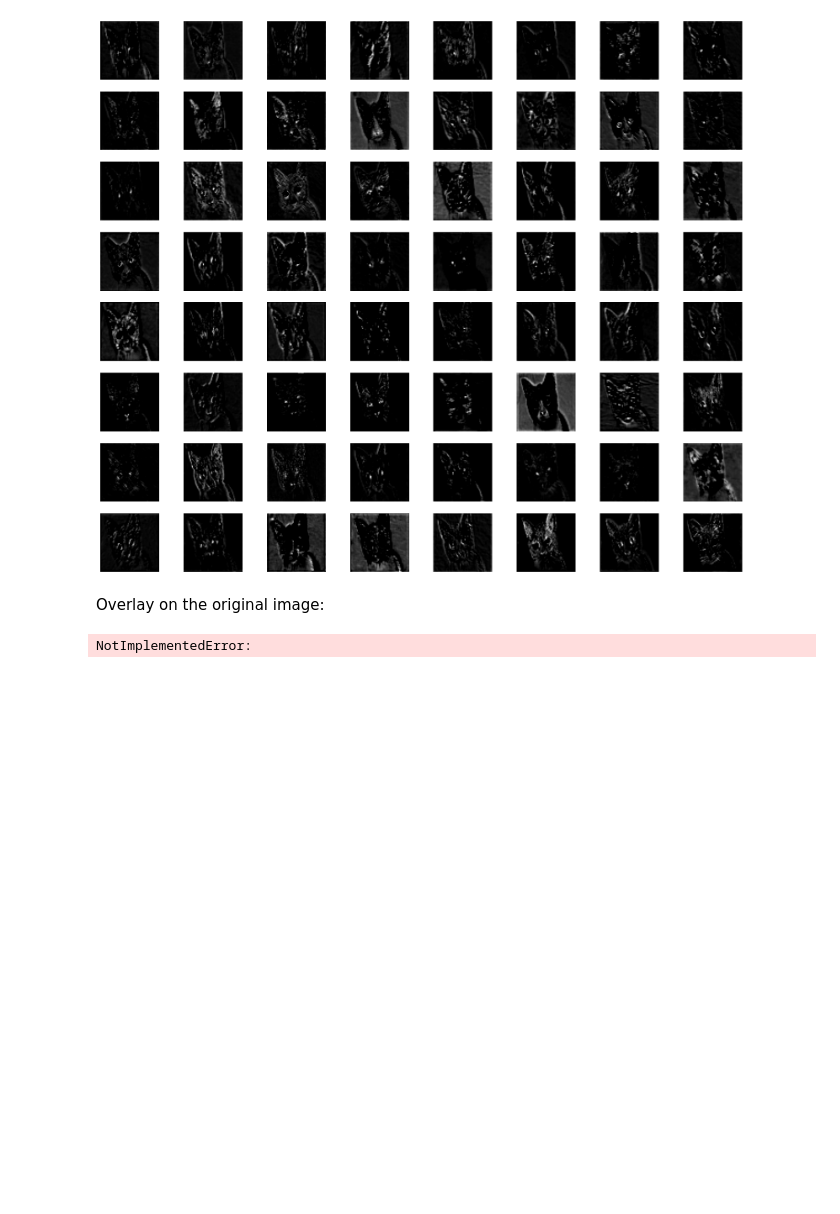
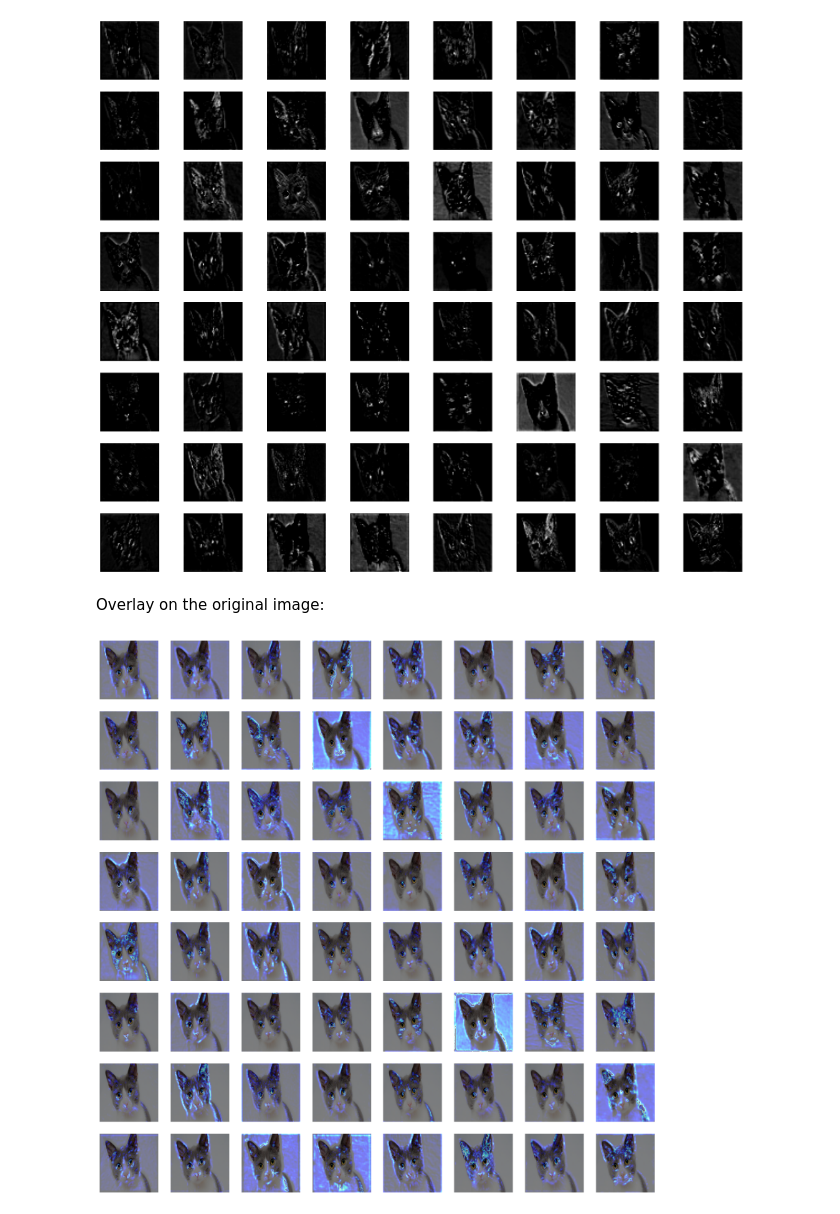
Before and after one commit to Maximelaurent38/Machine-Learning, a Jupyter notebook: practicals/P2/P2_instructions.ipynb, the cells around one changed output. Saved outputs shown, nothing was run; the diff lists cells and outputs as text; code cells hidden in the pictures; blank space fills up the shorter version.

```diff
--- a/practicals/P2/P2_instructions.ipynb
+++ b/practicals/P2/P2_instructions.ipynb
@@ -318,54 +318,30 @@ torch.Size([1, 256, 64, 64])
 # %% [markdown]
 Overlay on the original image:
 # %%
-import cv2
-# load image
-# YOUR CODE HERE
-image = Image.open(path).convert("RGB")
-image = image.resize((256,256))
-
-f, axes = plt.subplots(8,8)
-for i in range(64):
-    ax = axes[i//8][i%8]
-    fm1 = feature_maps[0, i, :, :].squeeze().numpy()
-    # YOUR CODE HERE
-    raise NotImplementedError()
-    fm1 = cv2.resize(fm1, (image.size))
-    fm1 /= 0.5*np.max(fm1)
-    fm1 = np.uint8(fm1*255)
-    fm1 = cv2.applyColorMap(fm1,  cv2.COLORMAP_HOT)
-    fm1 = Image.fromarray(fm1)
-
-    superp = Image.blend(image, fm1, 0.5)
-    ax.axis('off')
-    ax.imshow(superp)
-f.set_figheight(20)
-f.set_figwidth(20)
-
 import cv2
 # load image
 # YOUR CODE HERE
 image = Image.open(path).convert("RGB") # Load the original image again
 image = image.resize((256,256)) # Resize to match the feature map dimensions approximately
 
 
 f, axes = plt.subplots(8,8)
 for i in range(64):
     ax = axes[i//8][i%8]
     # fm1 = feature map
     # YOUR CODE HERE
     fm1 = feature_maps[0, i, :, :].squeeze().numpy() # Get the feature map and convert to numpy
     fm1 = cv2.resize(fm1, (image.size))
     fm1 /= 0.5*np.max(fm1)
     fm1 = np.uint8(fm1*255)
     fm1 = cv2.applyColorMap(fm1,  cv2.COLORMAP_HOT)
     fm1 = Image.fromarray(fm1)
 
     superp = Image.blend(image, fm1, 0.5)
     ax.axis('off')
     ax.imshow(superp)
 f.set_figheight(20)
 f.set_figwidth(20)
 plt.show() # Add plt.show() to display the figure
 # %% [output]
-NotImplementedError:
+[figure, added]
```
